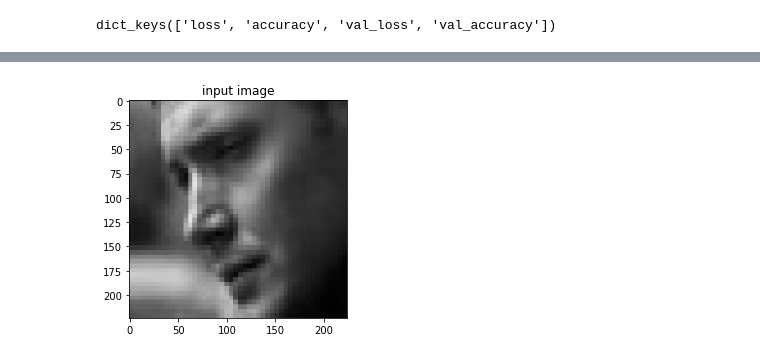
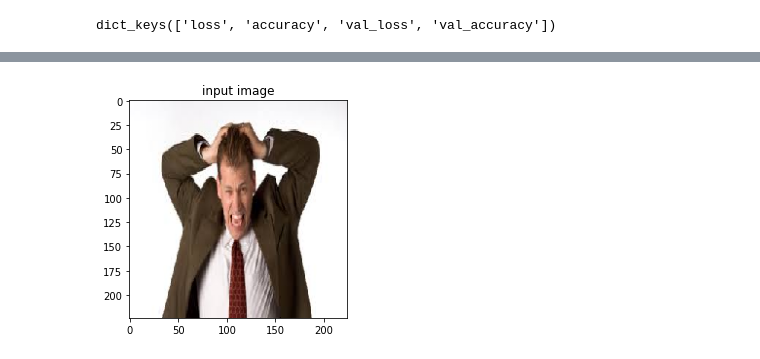
Before and after one commit to akash1331/emotiondetection, a Jupyter notebook: Emotion_Detection.ipynb, the cells around one changed output, grey strips where cells are left out. Saved outputs shown, nothing was run; the diff lists cells and outputs as text; code cells hidden in the pictures.

```diff
--- a/Emotion_Detection.ipynb
+++ b/Emotion_Detection.ipynb
@@ -159,7 +150,7 @@ Epoch 14: early stopping
 
 # Loading the best fit model
 from keras.models import load_model
-model = load_model("/content/best_model.h5")
+model = load_model("./best_model.h5")
 # %%
 h =  hist.history
 h.keys()
@@ -185,7 +176,7 @@ op = dict(zip( train_data.class_indices.values(), train_data.class_indices.keys(
 # %%
 # path for the image to see if it predics correct class
 
-path = "/content/test/angry/PrivateTest_1054527.jpg"
+path = "./train/angry/images.jpg"
 img = load_img(path, target_size=(224,224) )
 
 i = img_to_array(img)/255
@@ -205 +197 @@ plt.show()
-[figure, old version]
+[figure, new version]
```
Also changed, not shown: parts of 8 cells of this notebook, 1 other file.
